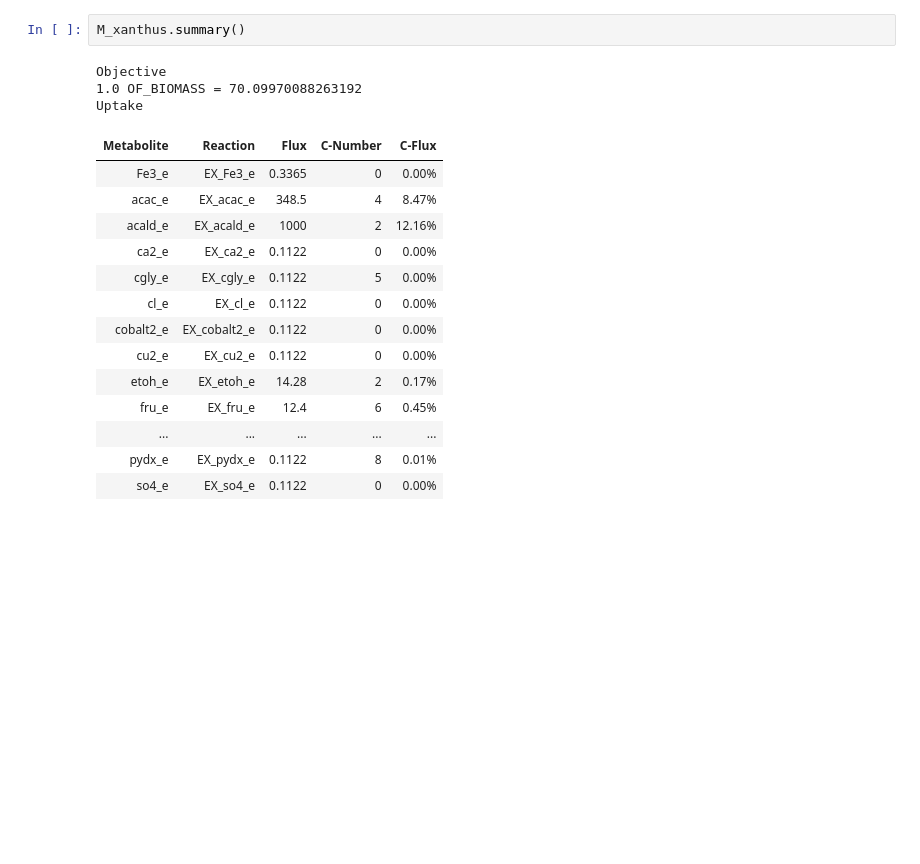
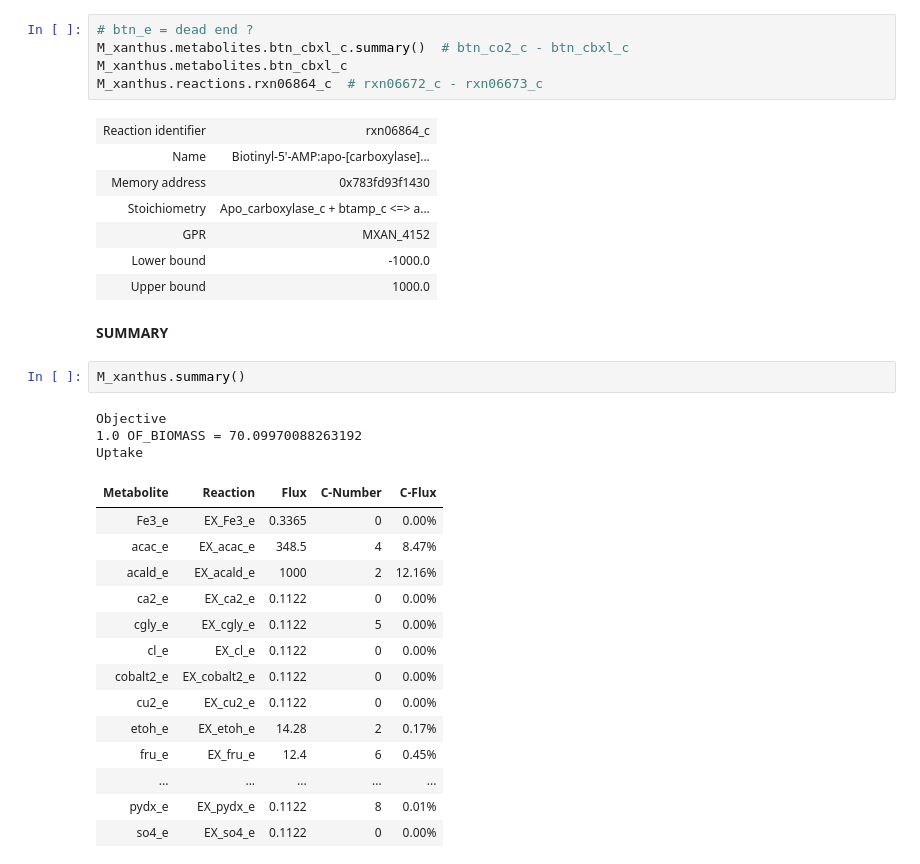
Before and after one commit to BondonMickael/M_xanthus-E_coli-Predation, a Jupyter notebook: notebooks/test_model.ipynb, the cells around one changed output. Saved outputs shown, nothing was run; the diff lists cells and outputs as text; blank space fills up the shorter version.

```diff
--- a/notebooks/test_model.ipynb
+++ b/notebooks/test_model.ipynb
@@ -125,3 +119,18 @@ print(FBA.objective_value, pFBA.objective_value)
+# %%
+# btn_e = dead end ?
+M_xanthus.metabolites.btn_cbxl_c.summary()  # btn_co2_c - btn_cbxl_c
+M_xanthus.metabolites.btn_cbxl_c
+M_xanthus.reactions.rxn06864_c  # rxn06672_c - rxn06673_c
+# %% [output]
+| Reaction identifier | rxn06864_c |
+| Name | Biotinyl-5'-AMP:apo-[carboxylase]... |
+| Memory address | 0x783fd93f1430 |
+| Stoichiometry | Apo_carboxylase_c + btamp_c <=> a... |
+| GPR | MXAN_4152 |
+| Lower bound | -1000.0 |
+| Upper bound | 1000.0 |
+# %% [markdown]
+**SUMMARY**
 # %%
 M_xanthus.summary()
 # %% [output]
```
Also changed, not shown: parts of 36 cells of this notebook, 6 other files.
